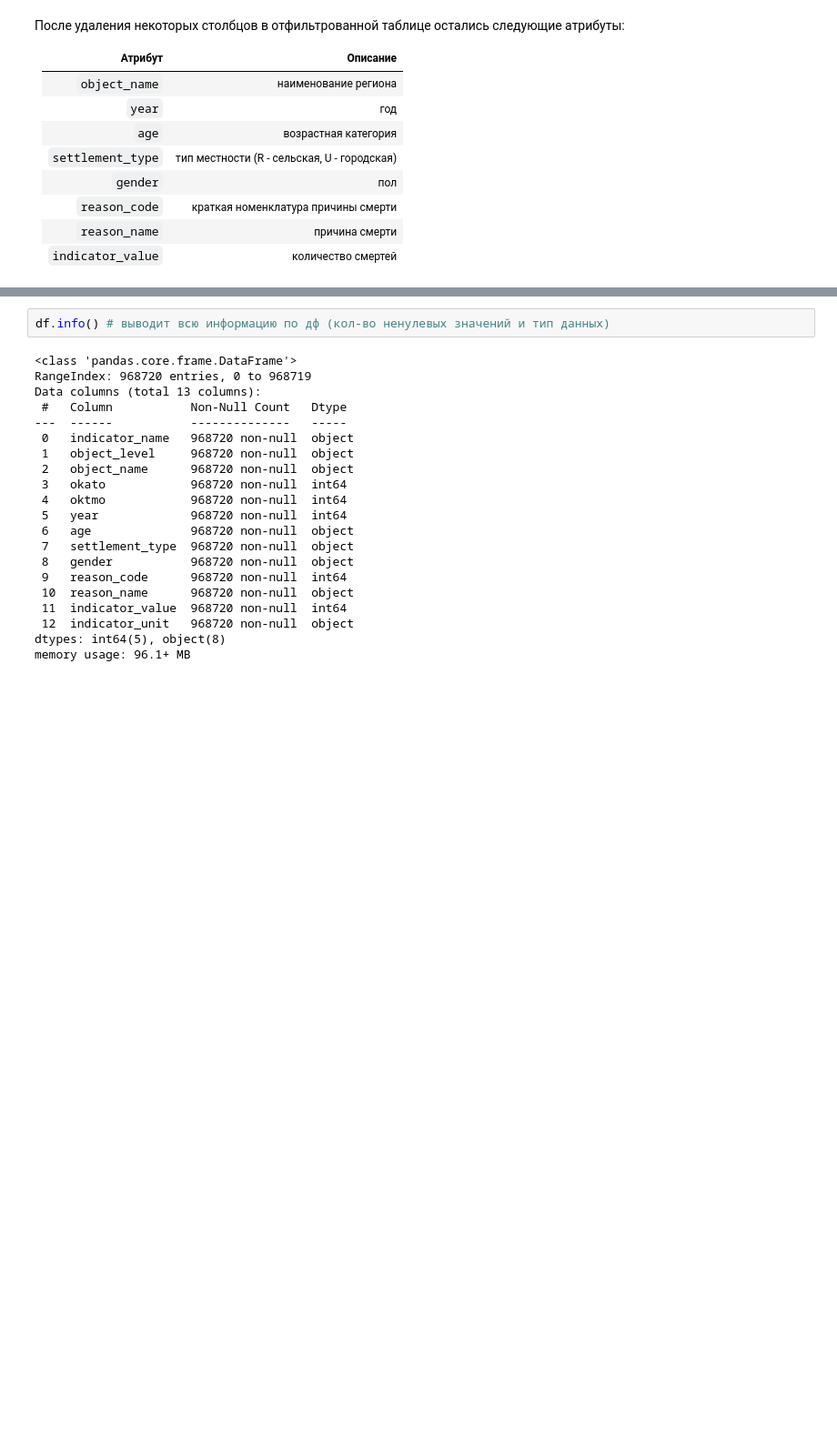
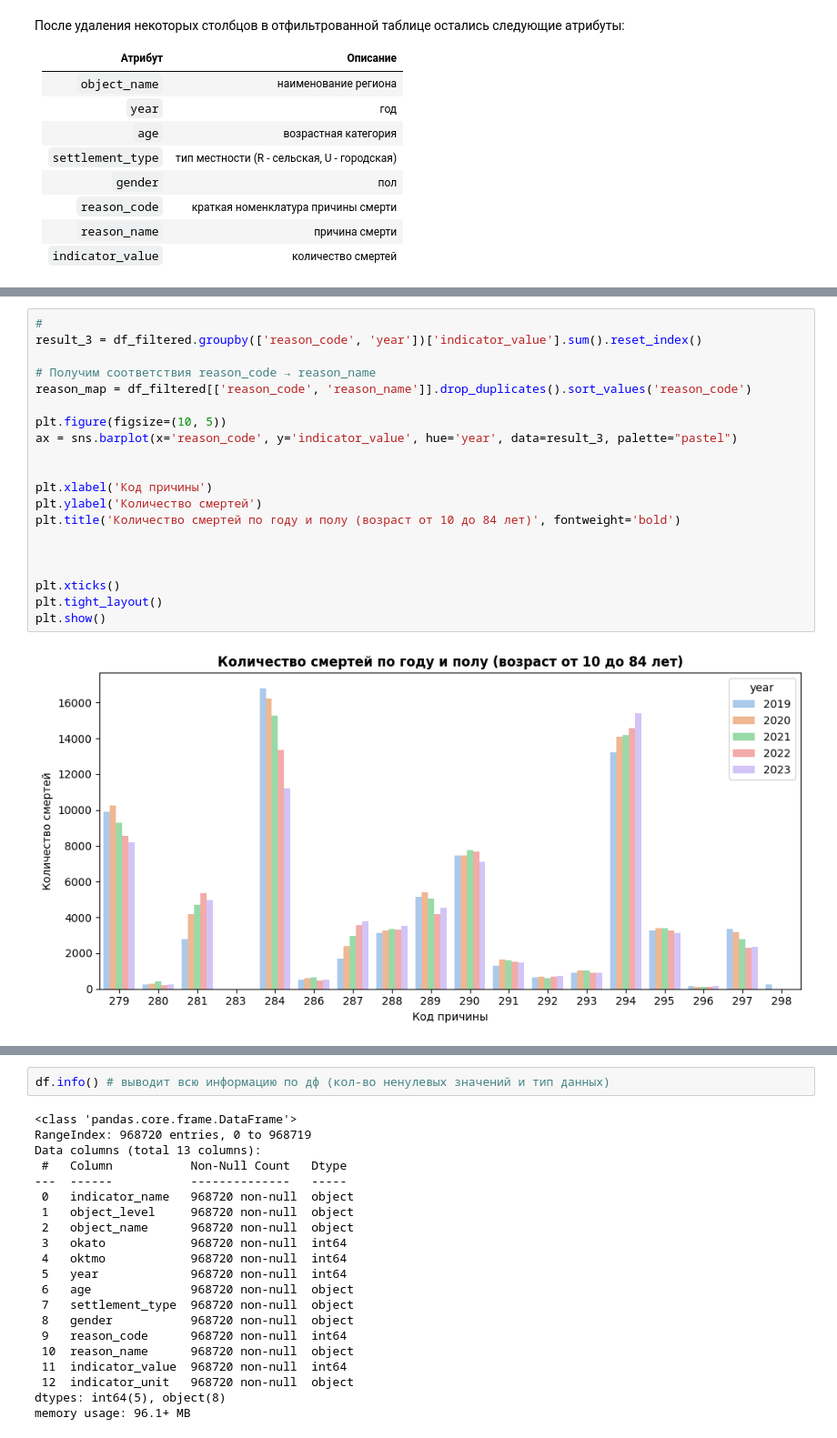
Before and after one commit to lidaEYE/despair-deaths-analysis, a Jupyter notebook: analysis.ipynb, the cells around one changed output, grey strips where cells are left out. Shown at 91% size. Drawn from its saved outputs; the diff is of its cells as text; blank space fills up the shorter version.

```diff
--- a/analysis.ipynb
+++ b/analysis.ipynb
@@ -348,0 +210,22 @@ plt.show()
+# %%
+#
+result_3 = df_filtered.groupby(['reason_code', 'year'])['indicator_value'].sum().reset_index()
+
+# Получим соответствия reason_code → reason_name
+reason_map = df_filtered[['reason_code', 'reason_name']].drop_duplicates().sort_values('reason_code')
+
+plt.figure(figsize=(10, 5))
+ax = sns.barplot(x='reason_code', y='indicator_value', hue='year', data=result_3, palette="pastel")
+
+
+plt.xlabel('Код причины')
+plt.ylabel('Количество смертей')
+plt.title('Количество смертей по году и полу (возраст от 10 до 84 лет)', fontweight='bold')
+
+
+
+plt.xticks()
+plt.tight_layout()
+plt.show()
+# %% [output]
+[figure, added]
```
Also changed, not shown: parts of 19 cells of this notebook.
